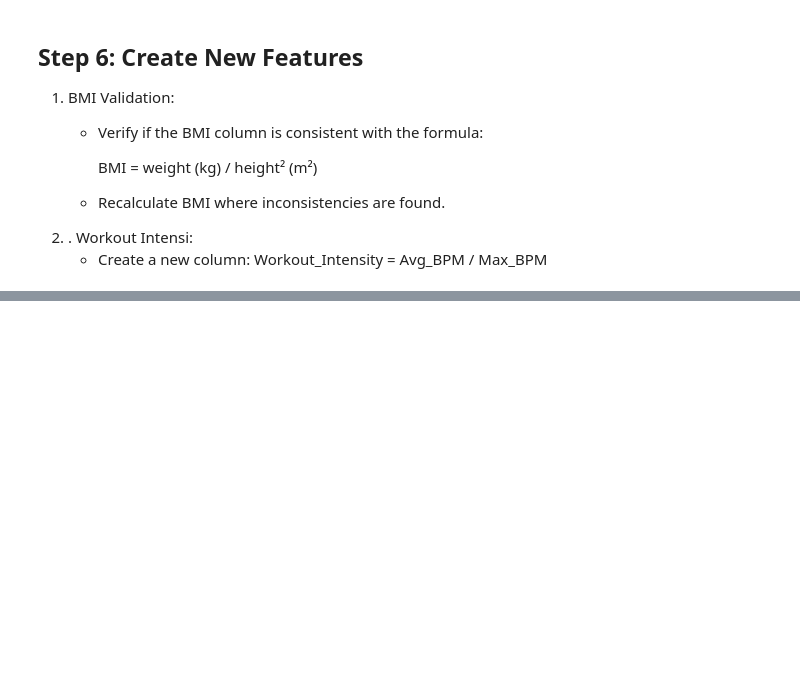
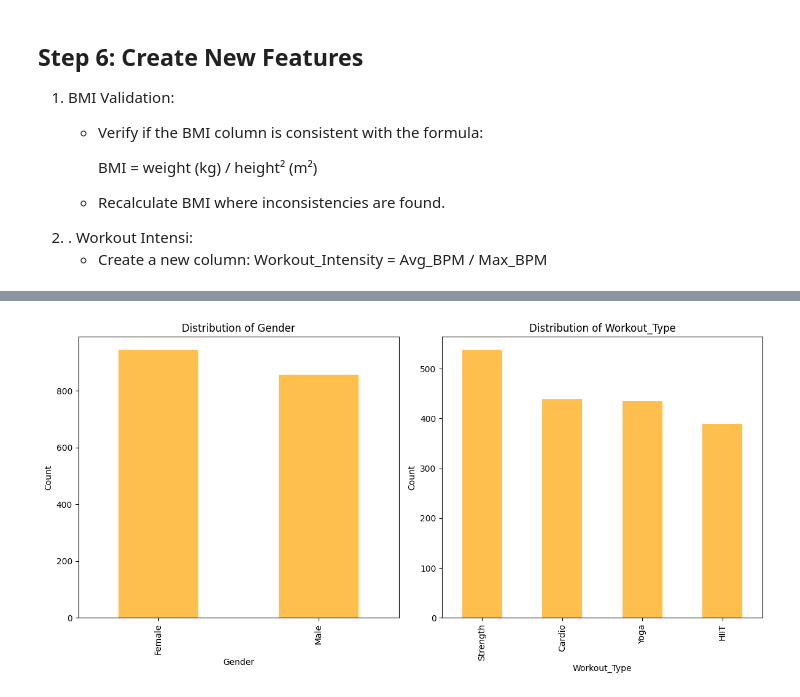
Before and after one commit to merehansheikh/Data-Science-22, a Jupyter notebook: Semester-5/Introduction to Data Science/LAB-04-Dec/lab-04-dec.ipynb, the cells around one changed output, grey strips where cells are left out. Saved outputs shown, nothing was run; the diff lists cells and outputs as text; code cells hidden in the pictures; blank space fills up the shorter version.

```diff
--- a/Semester-5/Introduction to Data Science/LAB-04-Dec/lab-04-dec.ipynb
+++ b/Semester-5/Introduction to Data Science/LAB-04-Dec/lab-04-dec.ipynb
@@ -154,0 +298,15 @@ Unique Values in column Workout_Type after standardizing:  ['Strength' 'Cardio'
+# %%
+categorical_columns = ['Gender', 'Workout_Type']
+
+plt.figure(figsize=(12, 6))
+for i, col in enumerate(categorical_columns):
+    plt.subplot(1, 2, i + 1)
+    df[col].value_counts().plot(kind='bar', color='orange', alpha=0.7)
+    plt.title(f"Distribution of {col}")
+    plt.xlabel(col)
+    plt.ylabel("Count")
+
+plt.tight_layout()
+plt.show()
+# %% [output]
+[figure, added]
```
Also changed, not shown: parts of 30 cells of this notebook.
